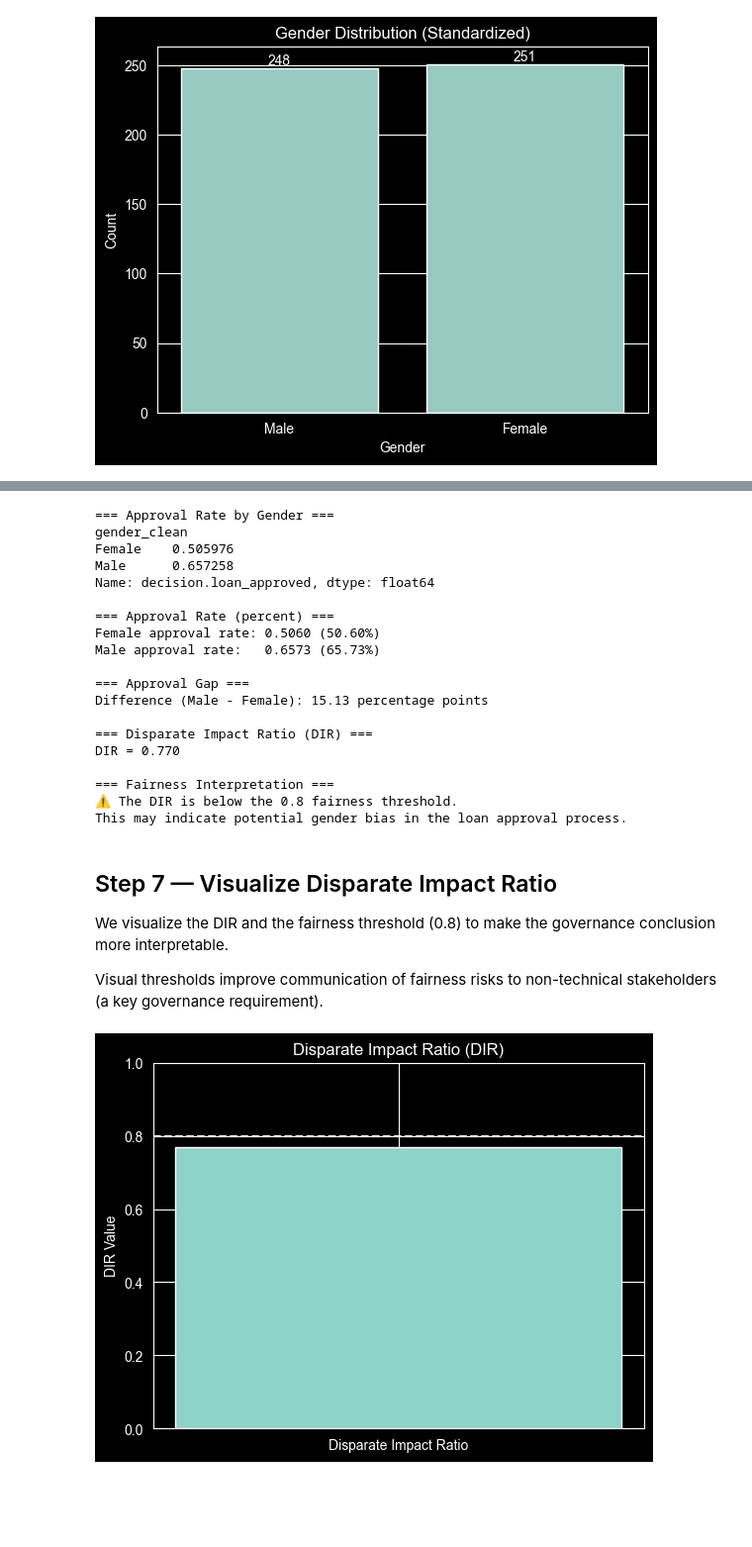
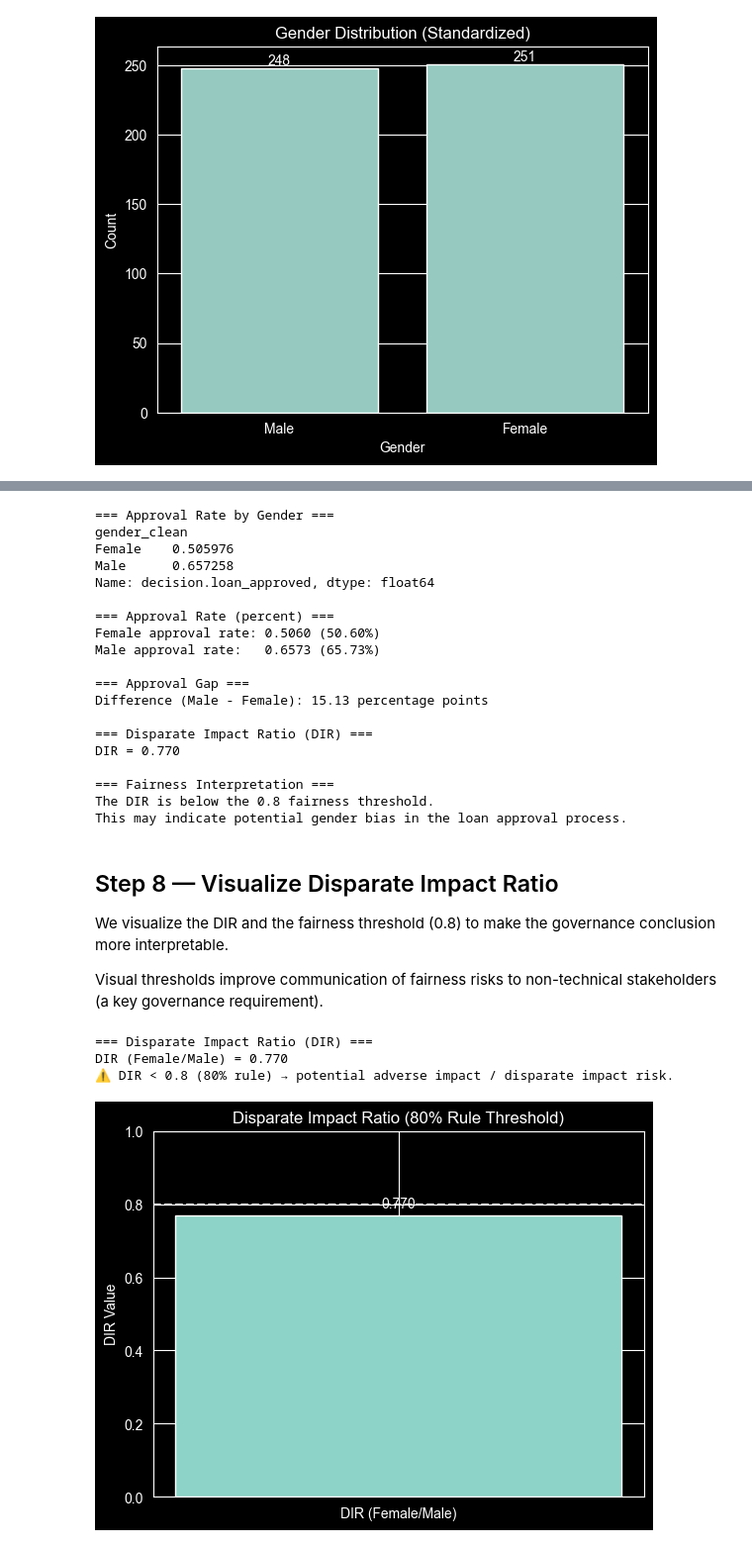
Before and after one commit to korbidietl/dego_gp_txc1, a Jupyter notebook: notebooks/03-privacy-demo.ipynb, the cells around one changed output, grey strips where cells are left out. Shown at 99% size. Drawn from its saved outputs; the diff is of its cells as text; code cells hidden in the pictures; blank space fills up the shorter version.

```diff
--- a/notebooks/03-privacy-demo.ipynb
+++ b/notebooks/03-privacy-demo.ipynb
@@ -211,7 +317,7 @@ print(f"DIR = {DIR:.3f}")
 print("\n=== Fairness Interpretation ===")
 
 if DIR < 0.8:
-    print("⚠️ The DIR is below the 0.8 fairness threshold.")
+    print("The DIR is below the 0.8 fairness threshold.")
     print("This may indicate potential gender bias in the loan approval process.")
 else:
     print("The DIR is above the 0.8 fairness threshold.")
@@ -234,29 +340,38 @@ Difference (Male - Female): 15.13 percentage points
 DIR = 0.770
 
 === Fairness Interpretation ===
-⚠️ The DIR is below the 0.8 fairness threshold.
+The DIR is below the 0.8 fairness threshold.
 This may indicate potential gender bias in the loan approval process.
 # %% [markdown]
-## Step 7 — Visualize Disparate Impact Ratio
+## Step 8 — Visualize Disparate Impact Ratio
 
 We visualize the DIR and the fairness threshold (0.8) to make the governance conclusion more interpretable.
 
 Visual thresholds improve communication of fairness risks to non-technical stakeholders (a key governance requirement).
-# %%
-DIR = female_rate / male_rate
-
-plt.figure()
-
-plt.bar(["Disparate Impact Ratio"], [DIR])
-
-plt.axhline(0.8, linestyle="--")
-
-plt.title("Disparate Impact Ratio (DIR)")
-plt.ylabel("DIR Value")
-
-plt.ylim(0,1)
-
-plt.show()
-# %% [output]
-[figure, removed]
+# %%
+print("\n=== Disparate Impact Ratio (DIR) ===")
+print(f"DIR (Female/Male) = {DIR:.3f}")
+
+threshold = 0.8
+if DIR < threshold:
+    print("⚠️ DIR < 0.8 (80% rule) → potential adverse impact / disparate impact risk.")
+else:
+    print("DIR ≥ 0.8 → no adverse impact detected by this metric.")
+
+plt.figure()
+plt.bar(["DIR (Female/Male)"], [DIR])
+plt.axhline(threshold, linestyle="--")
+plt.title("Disparate Impact Ratio (80% Rule Threshold)")
+plt.ylabel("DIR Value")
+plt.ylim(0, 1)
+
+
+plt.text(0, DIR + 0.02, f"{DIR:.3f}", ha="center")
+
+plt.show()
+# %% [output]
+=== Disparate Impact Ratio (DIR) ===
+DIR (Female/Male) = 0.770
+⚠️ DIR < 0.8 (80% rule) → potential adverse impact / disparate impact risk.
+[figure, added]
 # %% [markdown]
```
Also changed, not shown: parts of 14 cells of this notebook.
